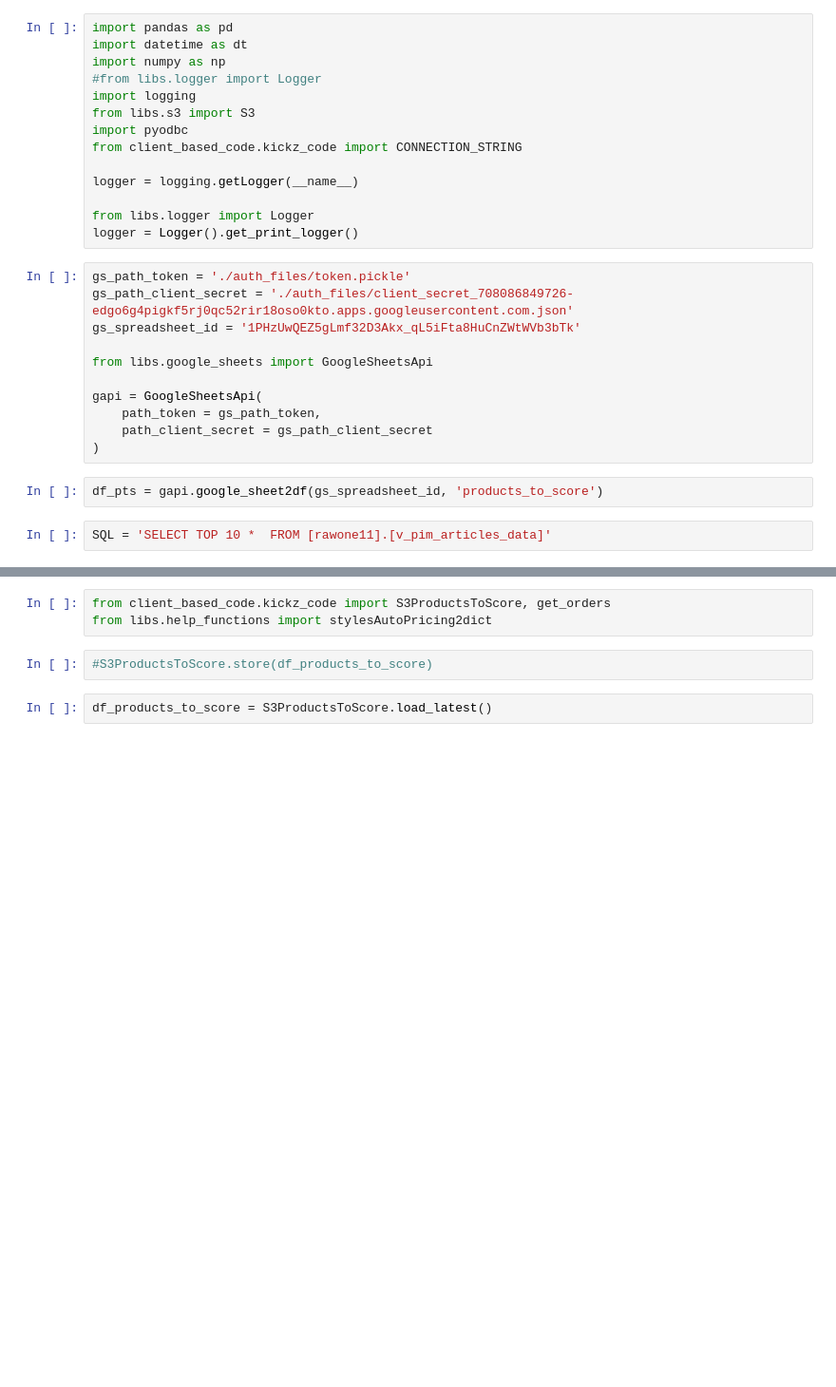
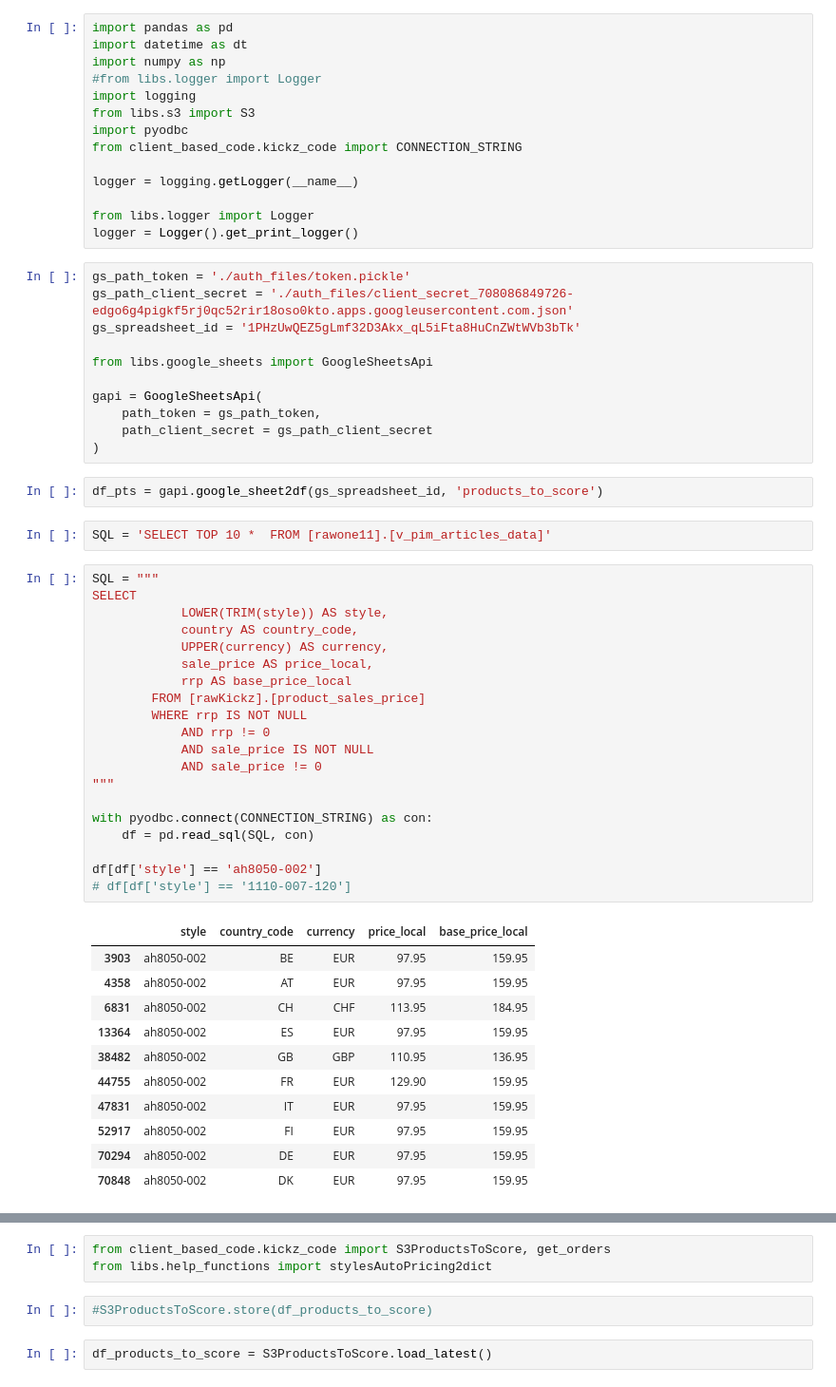
Before and after one commit to jurajkapasny/autopricing-kickz, a Jupyter notebook: kickz-dev.ipynb, the cells around one changed output, grey strips where cells are left out. Shown at 95% size. Saved outputs shown, nothing was run; the diff lists cells and outputs as text; blank space fills up the shorter version.

```diff
--- a/kickz-dev.ipynb
+++ b/kickz-dev.ipynb
@@ -27,3 +27,35 @@ gapi = GoogleSheetsApi(
 df_pts = gapi.google_sheet2df(gs_spreadsheet_id, 'products_to_score')
 # %%
 SQL = 'SELECT TOP 10 *  FROM [rawone11].[v_pim_articles_data]'
+# %%
+SQL = """
+SELECT
+            LOWER(TRIM(style)) AS style,
+            country AS country_code,
+            UPPER(currency) AS currency,
+            sale_price AS price_local,
+            rrp AS base_price_local
+        FROM [rawKickz].[product_sales_price]
+        WHERE rrp IS NOT NULL
+            AND rrp != 0
+            AND sale_price IS NOT NULL
+            AND sale_price != 0
+"""
+
+with pyodbc.connect(CONNECTION_STRING) as con:
+    df = pd.read_sql(SQL, con)
+
+df[df['style'] == 'ah8050-002']
+# df[df['style'] == '1110-007-120']
+# %% [output]
+|  | style | country_code | currency | price_local | base_price_local |
+| 3903 | ah8050-002 | BE | EUR | 97.95 | 159.95 |
+| 4358 | ah8050-002 | AT | EUR | 97.95 | 159.95 |
+| 6831 | ah8050-002 | CH | CHF | 113.95 | 184.95 |
+| 13364 | ah8050-002 | ES | EUR | 97.95 | 159.95 |
+| 38482 | ah8050-002 | GB | GBP | 110.95 | 136.95 |
+| 44755 | ah8050-002 | FR | EUR | 129.90 | 159.95 |
+| 47831 | ah8050-002 | IT | EUR | 97.95 | 159.95 |
+| 52917 | ah8050-002 | FI | EUR | 97.95 | 159.95 |
+| 70294 | ah8050-002 | DE | EUR | 97.95 | 159.95 |
+| 70848 | ah8050-002 | DK | EUR | 97.95 | 159.95 |
```
Also changed, not shown: parts of 55 cells of this notebook, 3 other files.
